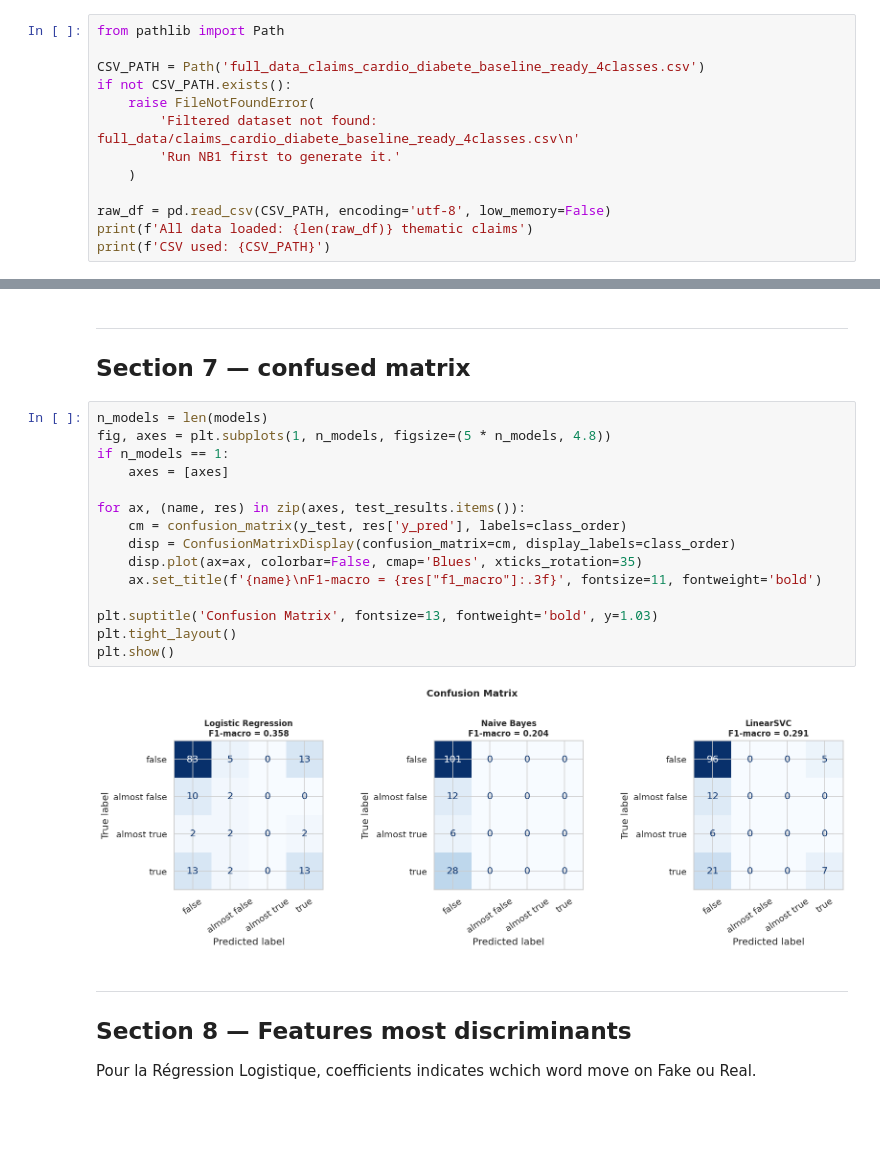
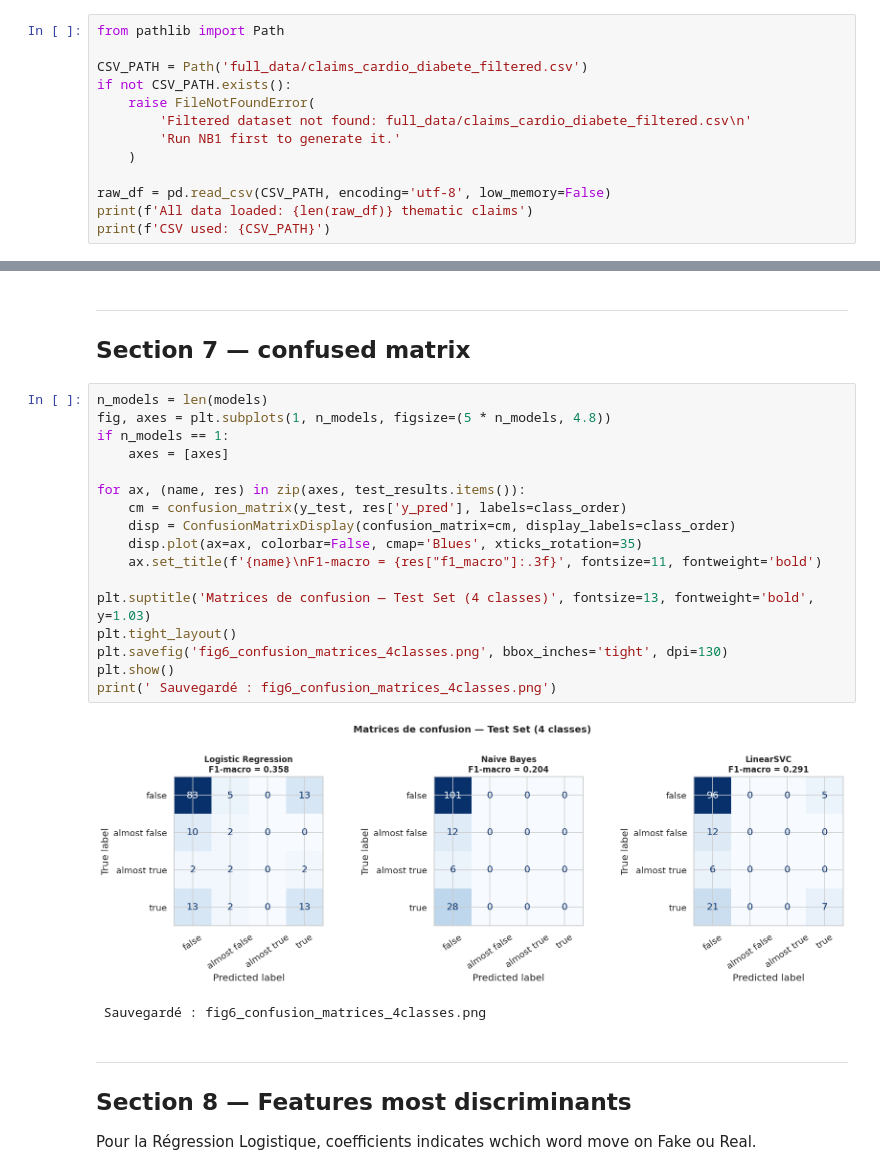
Before and after one commit to MohamedDiankha13/Monant_dataset, a Jupyter notebook: NB2_Monant_Baseline_Classifier.ipynb, the cells around one changed output, grey strips where cells are left out. Saved outputs shown, nothing was run; the diff lists cells and outputs as text; blank space fills up the shorter version.

```diff
--- a/NB2_Monant_Baseline_Classifier.ipynb
+++ b/NB2_Monant_Baseline_Classifier.ipynb
@@ -65,10 +65,10 @@ Le notebook utilise le CSV filtré cardio + diabète généré depuis NB1 (`full
 # %%
 from pathlib import Path
 
-CSV_PATH = Path('full_data_claims_cardio_diabete_baseline_ready_4classes.csv')
+CSV_PATH = Path('full_data/claims_cardio_diabete_filtered.csv')
 if not CSV_PATH.exists():
     raise FileNotFoundError(
-        'Filtered dataset not found: full_data/claims_cardio_diabete_baseline_ready_4classes.csv\n'
+        'Filtered dataset not found: full_data/claims_cardio_diabete_filtered.csv\n'
         'Run NB1 first to generate it.'
     )
 
@@ -280,20 +376,23 @@ weighted avg       0.60      0.70      0.63       147
 # %%
 n_models = len(models)
 fig, axes = plt.subplots(1, n_models, figsize=(5 * n_models, 4.8))
 if n_models == 1:
     axes = [axes]
 
 for ax, (name, res) in zip(axes, test_results.items()):
     cm = confusion_matrix(y_test, res['y_pred'], labels=class_order)
     disp = ConfusionMatrixDisplay(confusion_matrix=cm, display_labels=class_order)
     disp.plot(ax=ax, colorbar=False, cmap='Blues', xticks_rotation=35)
     ax.set_title(f'{name}\nF1-macro = {res["f1_macro"]:.3f}', fontsize=11, fontweight='bold')
 
-plt.suptitle('Confusion Matrix', fontsize=13, fontweight='bold', y=1.03)
+plt.suptitle('Matrices de confusion — Test Set (4 classes)', fontsize=13, fontweight='bold', y=1.03)
 plt.tight_layout()
+plt.savefig('fig6_confusion_matrices_4classes.png', bbox_inches='tight', dpi=130)
 plt.show()
+print(' Sauvegardé : fig6_confusion_matrices_4classes.png')
 # %% [output]
-[figure, old version]
+[figure, new version]
+ Sauvegardé : fig6_confusion_matrices_4classes.png
 # %% [markdown]
 ---
 ## Section 8 — Features most discriminants
```
Also changed, not shown: parts of 10 cells of this notebook, 3 other files.
